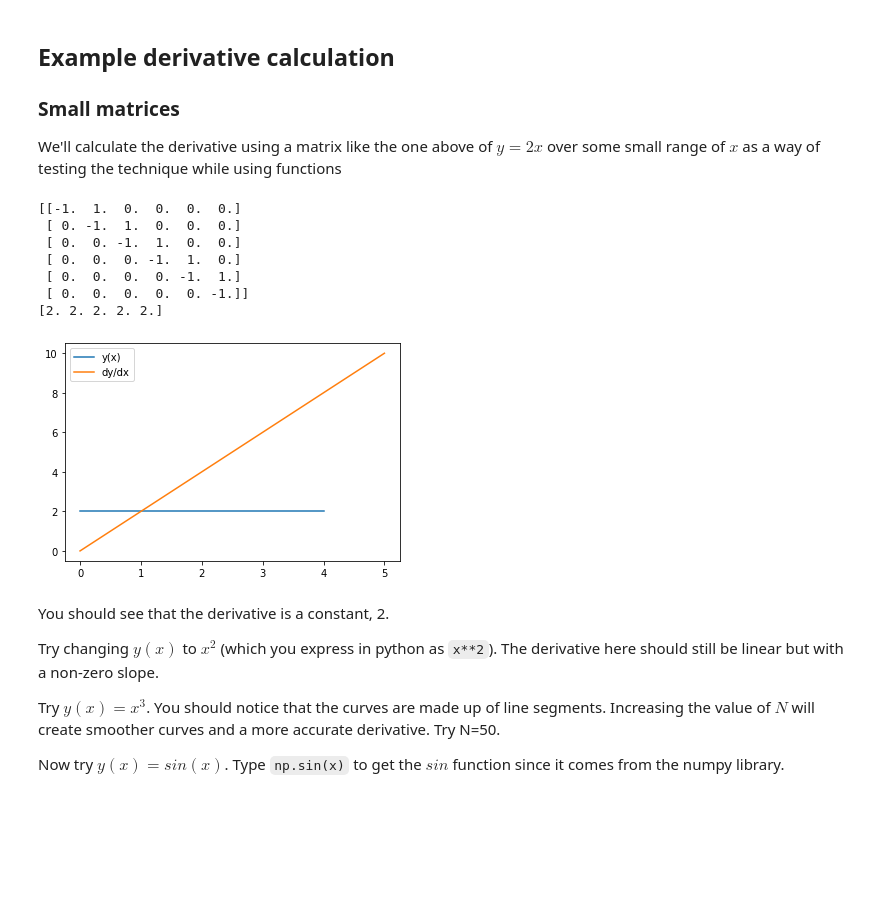
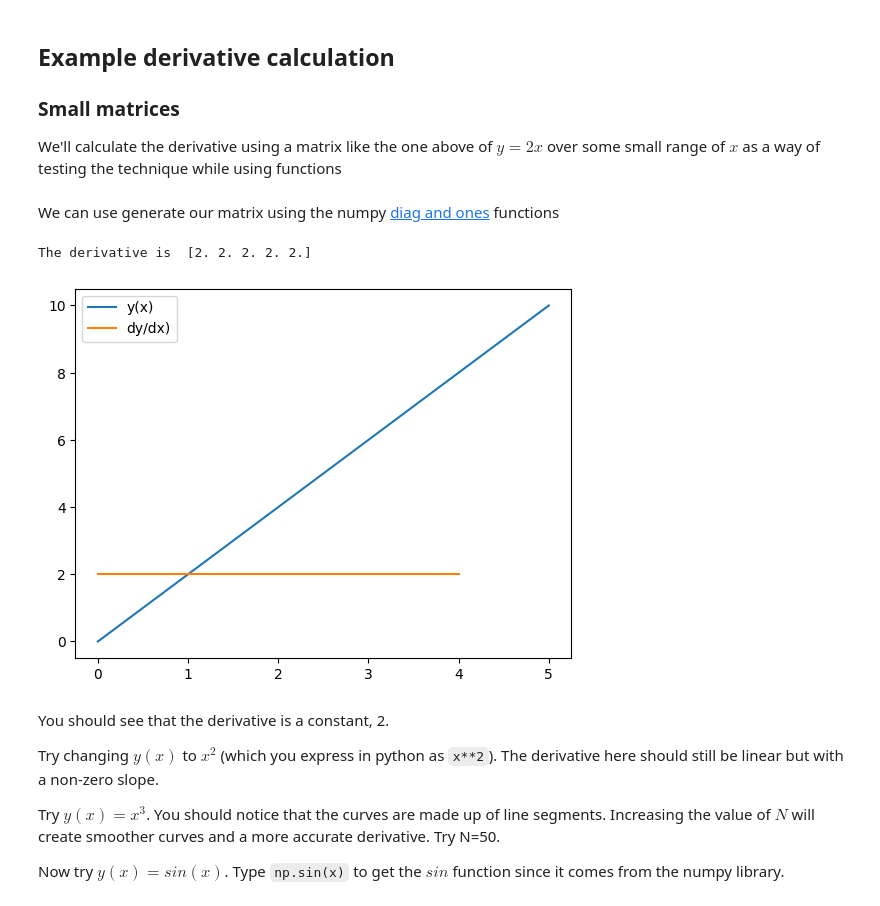
Before and after one commit to davis689/binder, a Jupyter notebook: CHEM461/Solving_the_Schrodinger_Equation_Numerically_2.ipynb, the cells around one changed output. Cells and saved outputs as stored; diff of their text form; code cells hidden in the pictures; blank space fills up the shorter version.

```diff
--- a/CHEM461/Solving_the_Schrodinger_Equation_Numerically_2.ipynb
+++ b/CHEM461/Solving_the_Schrodinger_Equation_Numerically_2.ipynb
@@ -75,28 +76,3 @@ Then setup some parameters such as number of points, the $x$-axis range, etc.
 ## Example derivative calculation
 ### Small matrices
 We'll calculate the derivative using a matrix like the one above of $y=2x$ over some small range of $x$ as a way of testing the technique while using functions
-# %%
-N=6
-x=np.linspace(0,5,N)
-h = x[1]-x[0]
-y=2*x # change this to
-
-D=1/h*(np.diag(-1*np.ones(N),0)+np.diag(np.ones(N-1),1))
-print(D*h) # multiply by Δx to see the matrix itself. Divide by Δx to get the proper slope.
-
-yprime=D.dot(y)
-print(yprime[:-1]) #exclude the last point since there is no following point to subtract
-
-plt.plot(x[:-1],yprime[:-1],label='y(x)')
-plt.plot(x,y,label='dy/dx')
-plt.legend()
-plt.show()
-# %% [output]
-[[-1.  1.  0.  0.  0.  0.]
- [ 0. -1.  1.  0.  0.  0.]
- [ 0.  0. -1.  1.  0.  0.]
- [ 0.  0.  0. -1.  1.  0.]
- [ 0.  0.  0.  0. -1.  1.]
- [ 0.  0.  0.  0.  0. -1.]]
-[2. 2. 2. 2. 2.]
-[figure, removed]
@@ -103,3 +81,26 @@ plt.show()
+# %%
+N=6 # chop the x domain in to N pieces
+x=np.linspace(0,5,N) # set up the array of x values. Begin at the first number, end at the second value, and return N evenly spaced numbers.
+
+Δx = x[1]-x[0] # name a variable for the spacing between the x values
+# %% [markdown]
+We can use generate our matrix using the numpy [diag and ones](#scrollTo=5W2m_ana1yrl&line=2&uniqifier=1) functions
+# %%
+D=(np.diag(-1*np.ones(N),0)+np.diag(np.ones(N-1),1))/Δx #define derivative matrix put -1 on the diagonal and 1 on the at all points just above the diagonal
+
+y=2*x # this is the function we want to differentiate
+yprime=D@y #matrix multiply D and y. D.dot(y) or np.matmul(D,y) also accomplishes the multiplication. D*y does not.
+yprime=yprime[:-1] # :-1 means exclude the last point as there is no point f(x+Δx) to evaluate.
+
+print("The derivative is ",yprime)
+
+plt.plot(x,y,label='y(x)')
+plt.plot(x[:-1],yprime,label='dy/dx)') # we have to leave off the last element of x to make it the same size as the derivative.
+plt.legend()
+plt.show()
+# %% [output]
+The derivative is  [2. 2. 2. 2. 2.]
+[figure, added]
 # %% [markdown]
 You should see that the derivative is a constant, 2.
 
```
Also changed, not shown: parts of 35 cells of this notebook.
